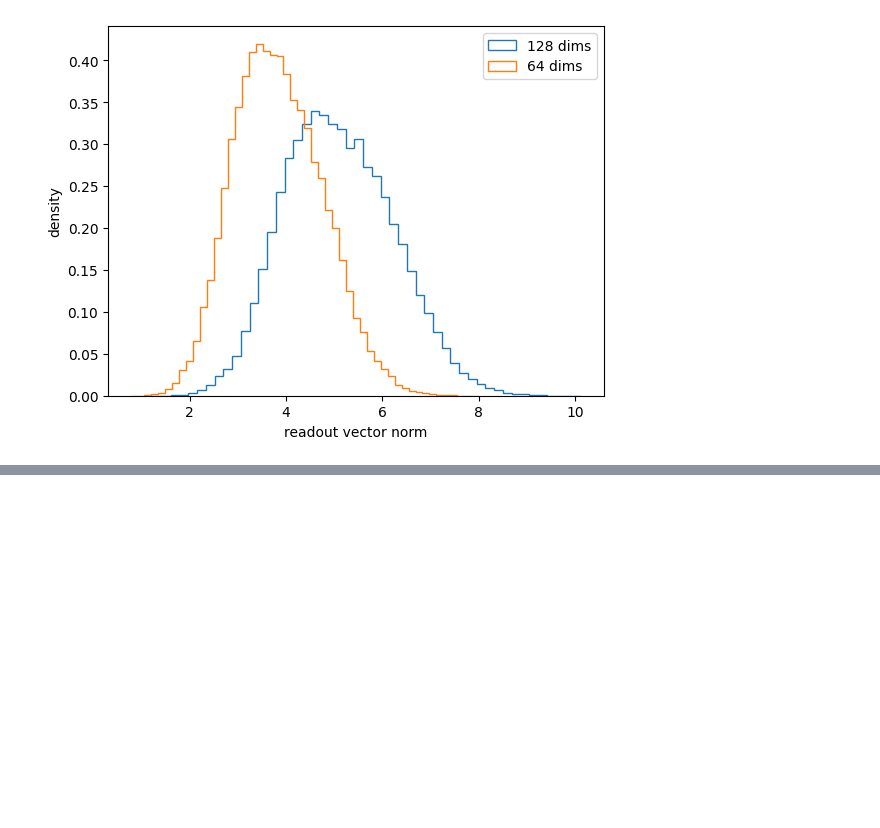
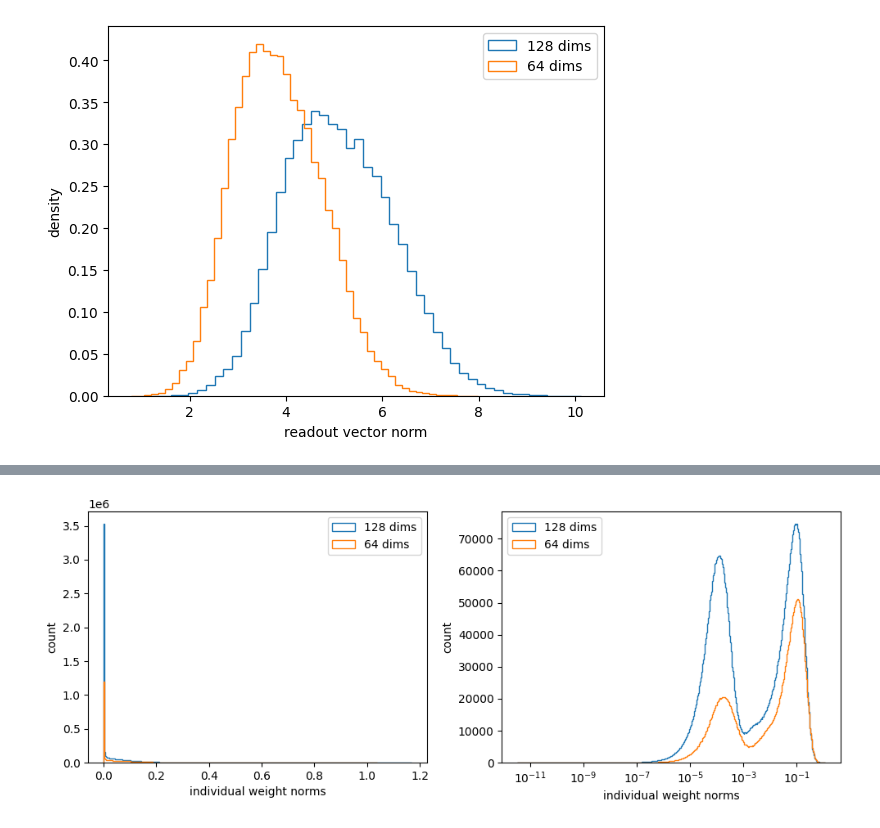
Before and after one commit to NathanSoeding/sensorium, a Jupyter notebook: small_readout_vectors/distance_visualization.ipynb, the cells around one changed output, grey strips where cells are left out. Saved outputs shown, nothing was run; the diff lists cells and outputs as text; code cells hidden in the pictures; blank space fills up the shorter version.

```diff
--- a/small_readout_vectors/distance_visualization.ipynb
+++ b/small_readout_vectors/distance_visualization.ipynb
@@ -121,0 +102,27 @@ plt.show()
+# %%
+fig, axs = plt.subplots(1, 2, figsize=(10, 4))
+
+data128 = features128.flatten().abs()
+data64 = features64.flatten().abs()
+
+axs[0].hist(data128, bins=500, histtype='step', label='128 dims')
+axs[0].hist(data64, bins=500, histtype='step', label='64 dims')
+#axs[0].set_xlim(0, 0.25)
+axs[0].legend()
+axs[0].set_xlabel('individual weight norms')
+axs[0].set_ylabel('count')
+
+log_bins = np.logspace(np.log10(data128.min()), np.log10(data128.max()), 500)
+axs[1].hist(data128, bins=log_bins, histtype='step', label='128 dims')
+axs[1].hist(data64, bins=log_bins, histtype='step', label='64 dims')
+#axs[1].set_yscale('log')
+axs[1].set_xscale('log')
+axs[1].legend()
+axs[1].set_xlabel('individual weight norms')
+axs[1].set_ylabel('count')
+
+plt.tight_layout()
+plt.savefig('plots/individual_weight_norm.png')
+plt.show()
+# %% [output]
+[figure, added]
```
Also changed, not shown: parts of 7 cells of this notebook, 9 other files.
